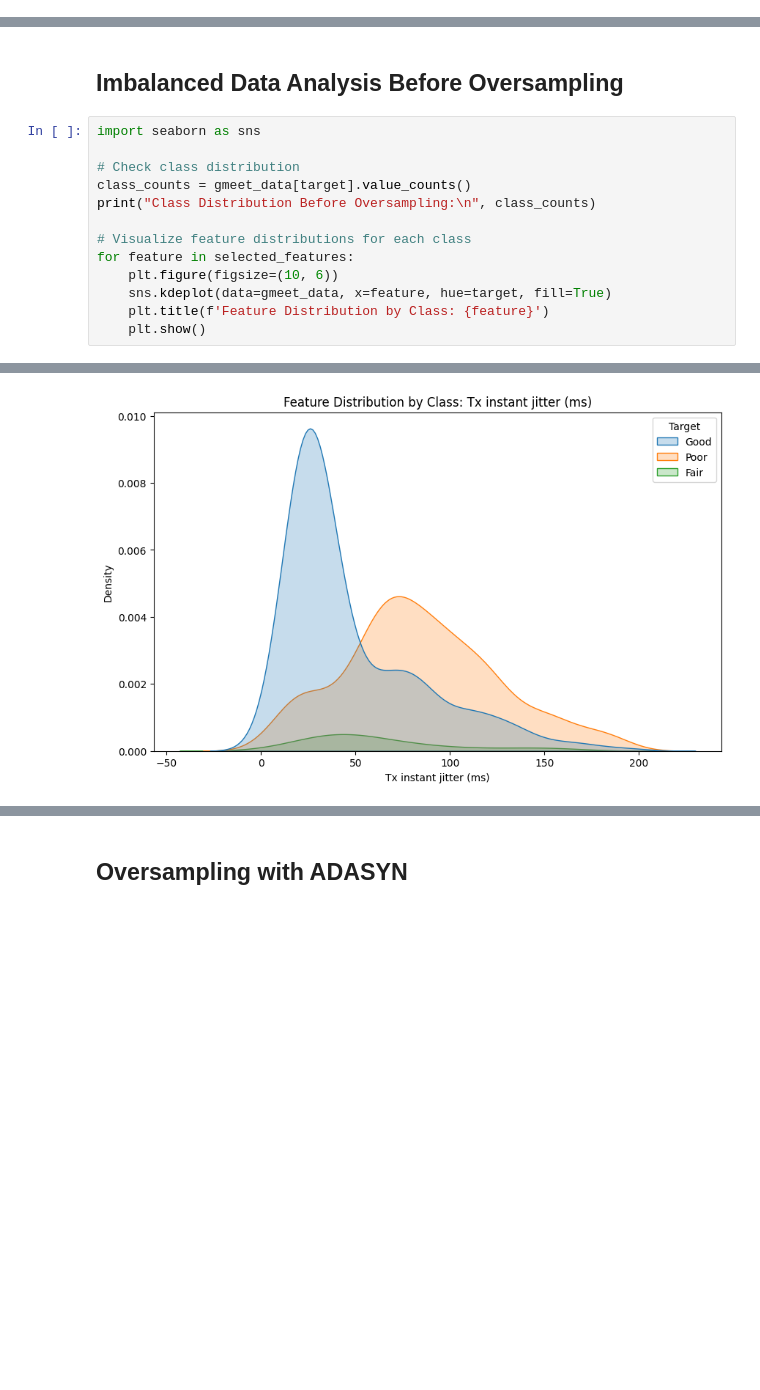
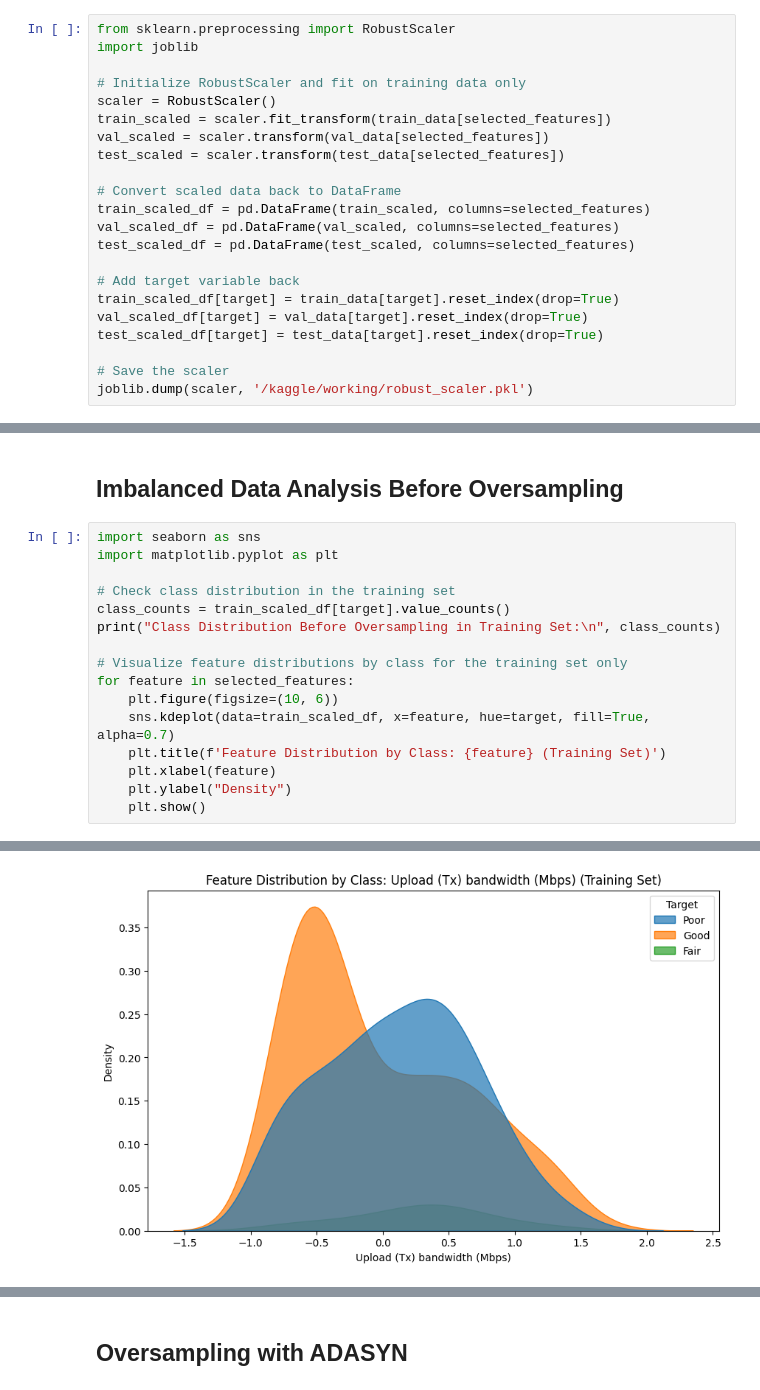
Before and after one commit to burikyali/burikyali, a Jupyter notebook: ml-video-conferencing-analysis.ipynb, the cells around one changed output, grey strips where cells are left out. Drawn from its saved outputs; the diff is of its cells as text; blank space fills up the shorter version.

Commit message:
Kaggle Notebook | ML_Video_Conferencing_Analysis | Version 20

```diff
--- a/ml-video-conferencing-analysis.ipynb
+++ b/ml-video-conferencing-analysis.ipynb
@@ -1566,0 +1569,22 @@ Scaled Dataset:
+# %%
+from sklearn.preprocessing import RobustScaler
+import joblib
+
+# Initialize RobustScaler and fit on training data only
+scaler = RobustScaler()
+train_scaled = scaler.fit_transform(train_data[selected_features])
+val_scaled = scaler.transform(val_data[selected_features])
+test_scaled = scaler.transform(test_data[selected_features])
+
+# Convert scaled data back to DataFrame
+train_scaled_df = pd.DataFrame(train_scaled, columns=selected_features)
+val_scaled_df = pd.DataFrame(val_scaled, columns=selected_features)
+test_scaled_df = pd.DataFrame(test_scaled, columns=selected_features)
+
+# Add target variable back
+train_scaled_df[target] = train_data[target].reset_index(drop=True)
+val_scaled_df[target] = val_data[target].reset_index(drop=True)
+test_scaled_df[target] = test_data[target].reset_index(drop=True)
+
+# Save the scaler
+joblib.dump(scaler, '/kaggle/working/robust_scaler.pkl')
@@ -1568,15 +1594,18 @@ Scaled Dataset:
 ## Imbalanced Data Analysis Before Oversampling
 # %%
 import seaborn as sns
+import matplotlib.pyplot as plt
 
-# Check class distribution
-class_counts = gmeet_data[target].value_counts()
-print("Class Distribution Before Oversampling:\n", class_counts)
+# Check class distribution in the training set
+class_counts = train_scaled_df[target].value_counts()
+print("Class Distribution Before Oversampling in Training Set:\n", class_counts)
 
-# Visualize feature distributions for each class
+# Visualize feature distributions by class for the training set only
 for feature in selected_features:
     plt.figure(figsize=(10, 6))
-    sns.kdeplot(data=gmeet_data, x=feature, hue=target, fill=True)
-    plt.title(f'Feature Distribution by Class: {feature}')
+    sns.kdeplot(data=train_scaled_df, x=feature, hue=target, fill=True, alpha=0.7)
+    plt.title(f'Feature Distribution by Class: {feature} (Training Set)')
+    plt.xlabel(feature)
+    plt.ylabel("Density")
     plt.show()
 # %% [output]
@@ -1591 +1620 @@ Name: count, dtype: int64
-[figure, old version]
+[figure, new version]
```
Also changed, not shown: parts of 56 cells of this notebook.
